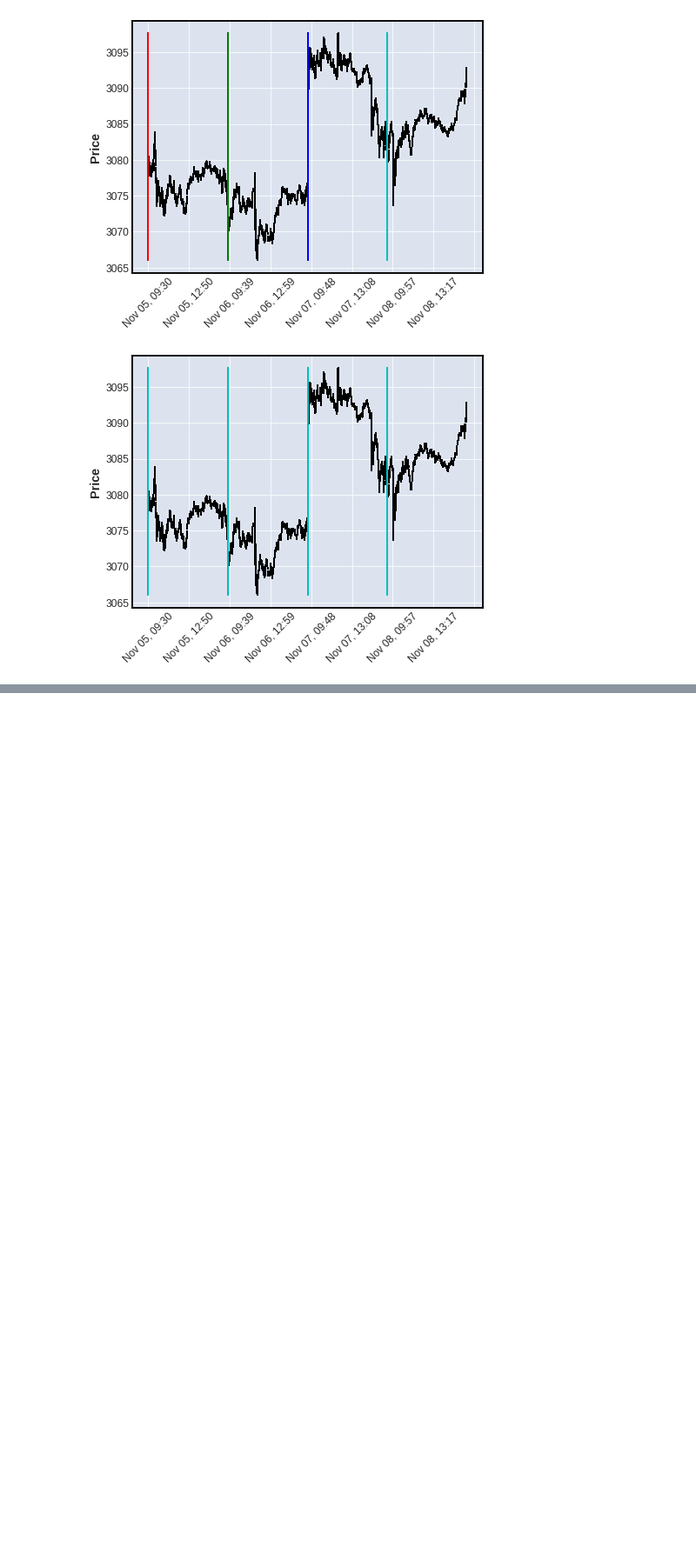
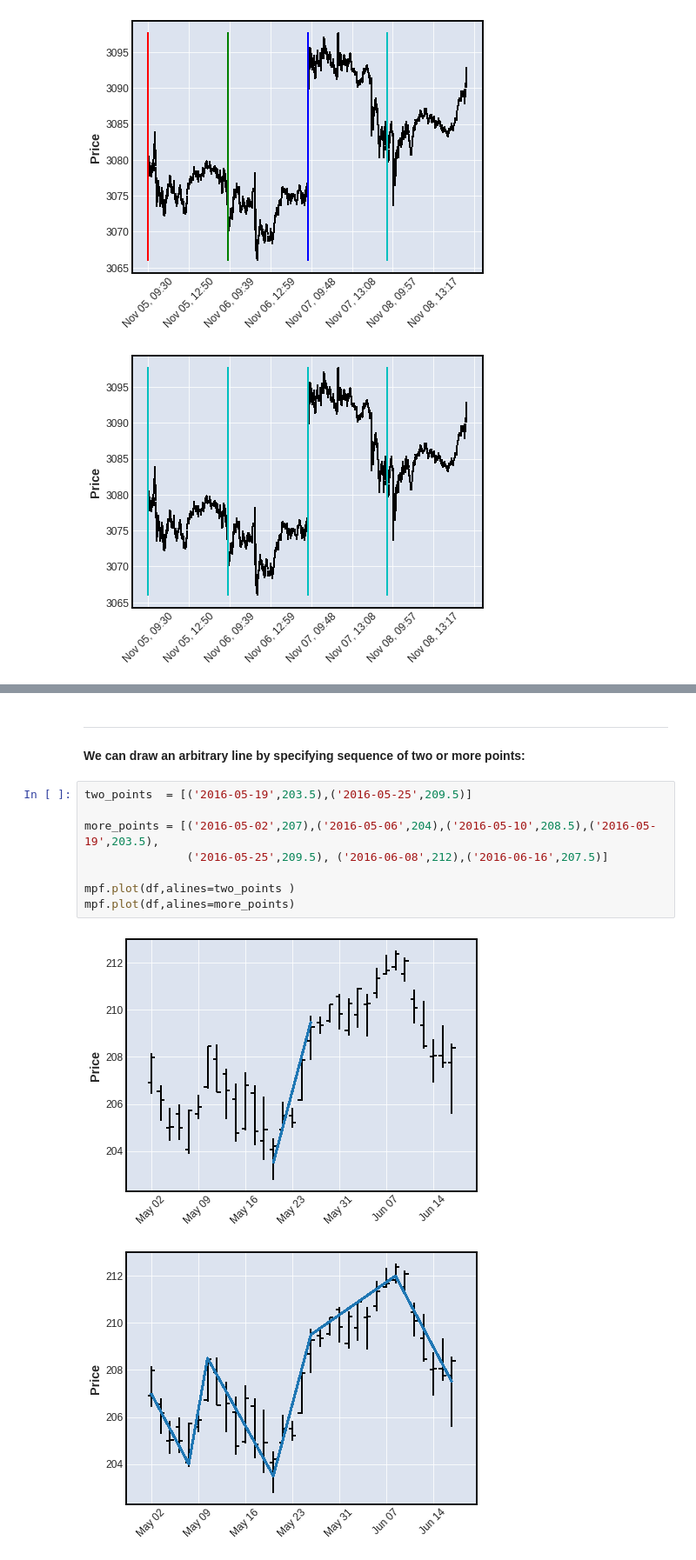
Before and after one commit to matplotlib/mplfinance, a Jupyter notebook: examples/using_lines.ipynb, the cells around one changed output, grey strips where cells are left out. Shown at 87% size. Drawn from its saved outputs; the diff is of its cells as text; blank space fills up the shorter version.

```diff
--- a/examples/using_lines.ipynb
+++ b/examples/using_lines.ipynb
@@ -117,0 +153,15 @@ mpf.plot(idf,vlines=dict(vlines=vls,colors='c'))                # one color for
+# %% [markdown]
+---
+
+**We can draw an arbitrary line by specifying sequence of two or more points:**
+# %%
+two_points  = [('2016-05-19',203.5),('2016-05-25',209.5)]
+
+more_points = [('2016-05-02',207),('2016-05-06',204),('2016-05-10',208.5),('2016-05-19',203.5),
+               ('2016-05-25',209.5), ('2016-06-08',212),('2016-06-16',207.5)]
+
+mpf.plot(df,alines=two_points )
+mpf.plot(df,alines=more_points)
+# %% [output]
+[figure, added]
+[figure, added]
```
Also changed, not shown: parts of 25 cells of this notebook, 2 other files.
